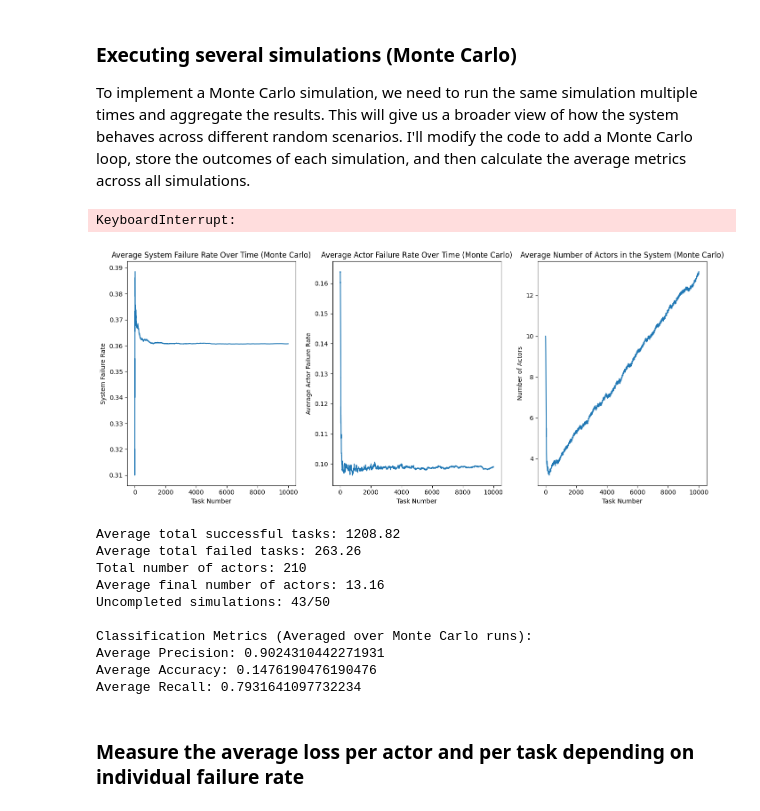
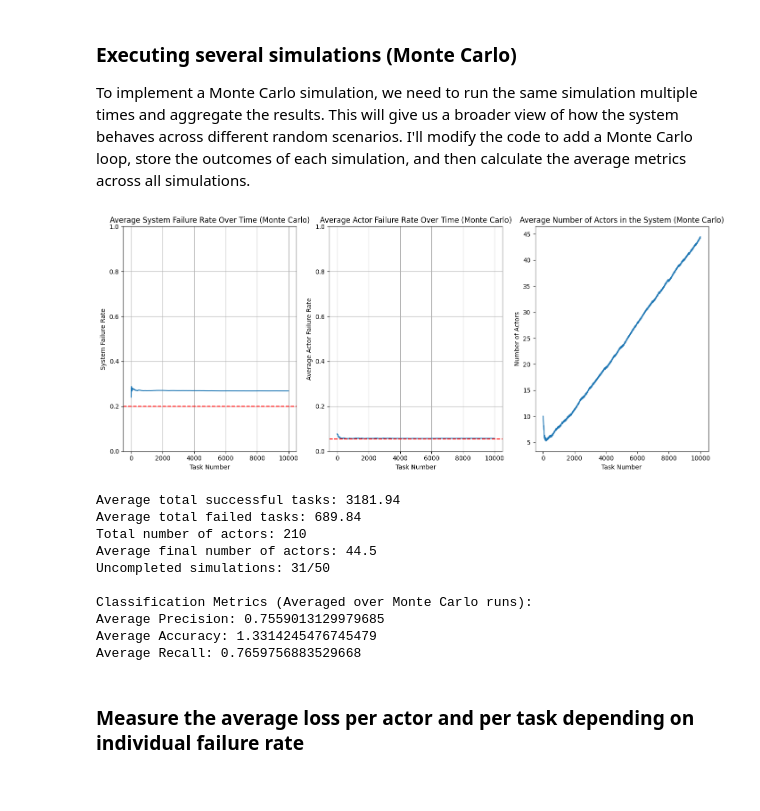
Before and after one commit to RedChainLab/Reliability-Is-Blind-Collective-Incentives, a Jupyter notebook: 2024-08-22_Collective-Slashing-Simulation/01-Blind-Slashing-Simulation.ipynb, the cells around one changed output. Drawn from its saved outputs; the diff is of its cells as text; code cells hidden in the pictures.

```diff
--- a/2024-08-22_Collective-Slashing-Simulation/01-Blind-Slashing-Simulation.ipynb
+++ b/2024-08-22_Collective-Slashing-Simulation/01-Blind-Slashing-Simulation.ipynb
@@ -166,7 +167,7 @@ def add_actor(actors, faulty_sets):
 # Generate initial faulty sets
 def generate_faulty_combinations(actor, actors, faulty_sets):
     for _ in range(NEW_ACTOR_FAULTY_COMBOS):
-        subset_size = random.randint(2, N_ACTORS_TASK-1)
+        subset_size = random.randint(N_MIN_ACTORS_TASK, N_MAX_ACTORS_TASK-1)
         subset = random.sample(actors, subset_size)
         subset.append(actor)
         p_fail = generate_p_fail()
@@ -193,7 +194,7 @@ initial_p_fail_values = p_fail_values.copy()
 
 # Calculate the failure rate target
 failure_rate_target = REWARD_AMOUNT / (REWARD_AMOUNT + SLASH_AMOUNT)
-indivudal_failure_rate_target = 1 - (1 - failure_rate_target) ** (1 / N_ACTORS_TASK)
+indivudal_failure_rate_target = 1 - (1 - failure_rate_target) ** (1 / N_MAX_ACTORS_TASK)
 
 # Calculate total number of actors that were added in the system
 total_actors = N_ACTORS_INITIAL + N_TASKS // NEW_ACTOR_INTERVAL
@@ -216,7 +217,7 @@ for task_id in range(1, N_TASKS + 1):
         break
 
     # Pick a random subset of actors for the task
-    task_actors = random.sample(actors, random.randint(2, N_ACTORS_TASK))
+    task_actors = random.sample(actors, random.randint(N_MIN_ACTORS_TASK, N_MAX_ACTORS_TASK))
 
     # Check for faulty subsets within the chosen actors
     task_failed = False
@@ -385,7 +386,7 @@ initial_p_fail_values = p_fail_values.copy()
 
 # Calculate the failure rate target
 failure_rate_target = REWARD_AMOUNT / (REWARD_AMOUNT + SLASH_AMOUNT)
-indivudal_failure_rate_target = 1 - (1 - failure_rate_target) ** (1 / N_ACTORS_TASK)
+indivudal_failure_rate_target = 1 - (1 - failure_rate_target) ** (1 / N_MAX_ACTORS_TASK)
 
 # Calculate total number of actors that were added in the system
 total_actors = N_ACTORS_INITIAL
@@ -408,7 +409,7 @@ for task_id in range(1, N_TASKS + 1):
         break
 
     # Pick a random subset of actors for the task
-    task_actors = random.sample(actors, random.randint(2, N_ACTORS_TASK))
+    task_actors = random.sample(actors, random.randint(N_MIN_ACTORS_TASK, N_MAX_ACTORS_TASK))
 
     # Check for faulty subsets within the chosen actors
     task_failed = False
@@ -604,7 +605,7 @@ We indeed notice that the very first portion has a very low accuracy and that it
 ### Starting simulation from 0 actors
 # %%
 N_ACTORS_INITIAL = 10  # Initial number of actors
-N_ACTORS_TASK = 4  # Number of maximum actors for each task
+N_MAX_ACTORS_TASK = 4  # Number of maximum actors for each task
 S0 = 1608  # Initial capital of each actor
 N_TASKS = 10000  # Number of tasks to simulate
 SLASH_AMOUNT = 400  # Amount slashed for failed tasks
@@ -626,7 +627,7 @@ initial_p_fail_values = p_fail_values.copy()
 
 # Calculate the failure rate target
 failure_rate_target = REWARD_AMOUNT / (REWARD_AMOUNT + SLASH_AMOUNT)
-indivudal_failure_rate_target = 1 - (1 - failure_rate_target) ** (1 / N_ACTORS_TASK)
+indivudal_failure_rate_target = 1 - (1 - failure_rate_target) ** (1 / N_MAX_ACTORS_TASK)
 
 # Calculate total number of actors that were added in the system
 total_actors = N_ACTORS_INITIAL
@@ -649,7 +650,7 @@ for task_id in range(1, N_TASKS + 1):
         break
 
     # Pick a random subset of actors for the task
-    task_actors = random.sample(actors, random.randint(2, N_ACTORS_TASK))
+    task_actors = random.sample(actors, random.randint(N_MIN_ACTORS_TASK, N_MAX_ACTORS_TASK))
 
     # Check for faulty subsets within the chosen actors
     task_failed = False
@@ -837,6 +838,7 @@ def extend_list(lst, target_length):
 # Function to run a single simulation
 def run_simulation():
     # Initialize actors and faulty sets
+    total_actors = N_ACTORS_INITIAL
     actors = [Actor(i, S0) for i in range(N_ACTORS_INITIAL)]
     faulty_sets = [FaultySet([actor], generate_p_fail()) for actor in actors]
 
@@ -860,7 +862,7 @@ def run_simulation():
             break
 
         # Pick a random subset of actors for the task
-        task_actors = random.sample(actors, random.randint(2, N_ACTORS_TASK))
+        task_actors = random.sample(actors, random.randint(N_MIN_ACTORS_TASK, N_MAX_ACTORS_TASK))
 
         # Check for faulty subsets within the chosen actors
         task_failed = False
@@ -896,6 +898,7 @@ def run_simulation():
         # Every few tasks, add a new actor and corresponding faulty sets
         if task_id % NEW_ACTOR_INTERVAL == 0:
             add_actor(actors, faulty_sets)
+            total_actors += 1
 
         # Track system evolution metrics
         system_failure_rate = failed_tasks / task_id
@@ -911,7 +914,7 @@ def run_simulation():
             false_negative += 1
 
     precision = true_positive / (true_positive + false_positive) if (true_positive + false_positive) > 0 else 0
-    accuracy = (true_positive + (len(actors) - false_negative)) / total_actors if total_actors > 0 else 0
+    accuracy = (true_positive + (total_actors - false_negative)) / total_actors if total_actors > 0 else 0
     recall = true_positive / (true_positive + false_negative) if (true_positive + false_negative) > 0 else 0
 
     return {
@@ -961,8 +964,6 @@ avg_final_number_of_actors = np.mean(monte_carlo_results['final_number_of_actors
 avg_precision = np.mean(monte_carlo_results['precisions'])
 avg_accuracy = np.mean(monte_carlo_results['accuracies'])
 avg_recall = np.mean(monte_carlo_results['recalls'])
-# %% [output]
-KeyboardInterrupt:
 # %%
 # Plot aggregated results
 plt.figure(figsize=(14, 6))
@@ -970,6 +971,9 @@ plt.figure(figsize=(14, 6))
 # Plot system failure rate over time (averaged over Monte Carlo runs)
 plt.subplot(1, 3, 1)
 plt.plot(avg_system_failure_rates)
+plt.axhline(y=failure_rate_target, color='r', linestyle='--', label='System Failure Rate Target')
+plt.ylim(0,1)
+plt.grid()
 plt.xlabel('Task Number')
 plt.ylabel('System Failure Rate')
 plt.title('Average System Failure Rate Over Time (Monte Carlo)')
@@ -977,50 +981,53 @@ plt.title('Average System Failure Rate Over Time (Monte Carlo)')
 # Plot average actor failure rate over time (averaged over Monte Carlo runs)
 plt.subplot(1, 3, 2)
 plt.plot(avg_average_failure_rates)
+plt.axhline(y=indivudal_failure_rate_target, color='r', linestyle='--', label='Actors Failure Rate Target')
+plt.ylim(0,1)
+plt.grid()
 plt.xlabel('Task Number')
 plt.ylabel('Average Actor Failure Rate')
 plt.title('Average Actor Failure Rate Over Time (Monte Carlo)')
 
 # Plot the number of actors in the system over time (averaged over Monte Carlo runs)
 plt.subplot(1, 3, 3)
 plt.plot(avg_actor_counts)
 plt.xlabel('Task Number')
 plt.ylabel('Number of Actors')
 plt.title('Average Number of Actors in the System (Monte Carlo)')
 
 plt.tight_layout()
 plt.show()
 
 # Final results
 print(f'Average total successful tasks: {avg_final_successful_tasks}')
 print(f'Average total failed tasks: {avg_final_failed_tasks}')
 print(f'Total number of actors: {total_actors}')
 print(f'Average final number of actors: {avg_final_number_of_actors}')
 print(f'Uncompleted simulations: {uncompleted_simulations}/{MONTE_CARLO_RUNS}')
 
 # Display precision, accuracy, and recall
 print("\nClassification Metrics (Averaged over Monte Carlo runs):")
 print(f'Average Precision: {avg_precision}')
 print(f'Average Accuracy: {avg_accuracy}')
 print(f'Average Recall: {avg_recall}')
 
 # Add the ratio of failed tasks to the total number of tasks
 # Find which average failure rate gives the best metrics
 # Find out why it takes so long with low failure rate distributions
 
 # Concerning simulation aborting because of everyone's ruin. It might be due to the small pool of actors with not enough actor having a low enough failure rate due to the random draw.
 # %% [output]
-[figure, old version]
+[figure, new version]
-Average total successful tasks: 1208.82
-Average total failed tasks: 263.26
+Average total successful tasks: 3181.94
+Average total failed tasks: 689.84
 Total number of actors: 210
-Average final number of actors: 13.16
-Uncompleted simulations: 43/50
+Average final number of actors: 44.5
+Uncompleted simulations: 31/50
 
 Classification Metrics (Averaged over Monte Carlo runs):
-Average Precision: 0.9024310442271931
-Average Accuracy: 0.1476190476190476
-Average Recall: 0.7931641097732234
+Average Precision: 0.7559013129979685
+Average Accuracy: 1.3314245476745479
+Average Recall: 0.7659756883529668
 # %% [markdown]
 ### Measure the average loss per actor and per task depending on individual failure rate
 # %%
```
Also changed, not shown: parts of 11 cells of this notebook, 2 other files.
